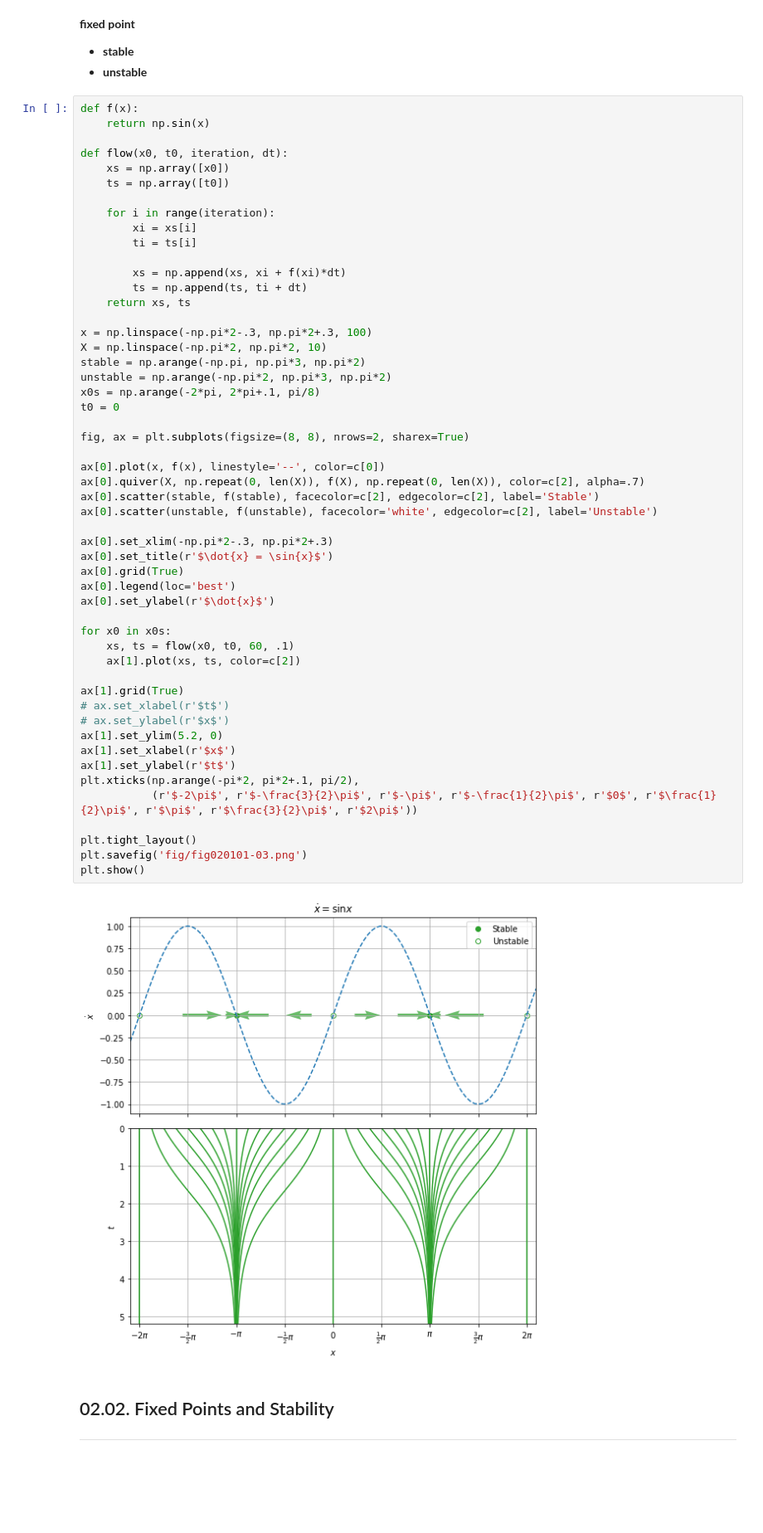
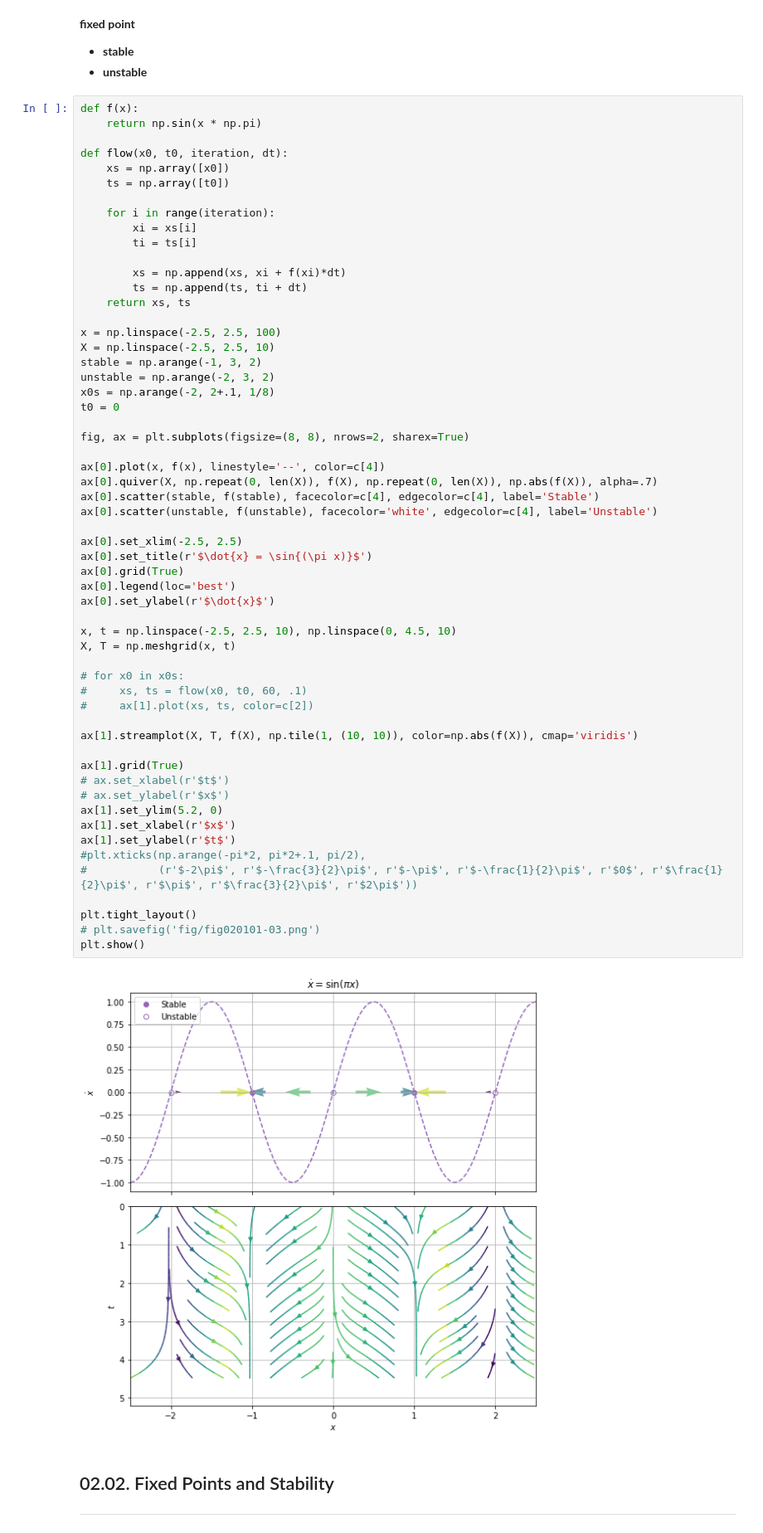
Before and after one commit to shumez/NLDC, a Jupyter notebook: 02/code.ipynb, the cells around one changed output. Shown at 83% size. Drawn from its saved outputs; the diff is of its cells as text; blank space fills up the shorter version.

```diff
--- a/02/code.ipynb
+++ b/02/code.ipynb
@@ -134,58 +126,63 @@ plt.show()
 - **unstable**
 # %%
 def f(x):
-    return np.sin(x)
+    return np.sin(x * np.pi)
 
 def flow(x0, t0, iteration, dt):
     xs = np.array([x0])
     ts = np.array([t0])
 
     for i in range(iteration):
         xi = xs[i]
         ti = ts[i]
 
         xs = np.append(xs, xi + f(xi)*dt)
         ts = np.append(ts, ti + dt)
     return xs, ts
 
-x = np.linspace(-np.pi*2-.3, np.pi*2+.3, 100)
-X = np.linspace(-np.pi*2, np.pi*2, 10)
-stable = np.arange(-np.pi, np.pi*3, np.pi*2)
-unstable = np.arange(-np.pi*2, np.pi*3, np.pi*2)
-x0s = np.arange(-2*pi, 2*pi+.1, pi/8)
+x = np.linspace(-2.5, 2.5, 100)
+X = np.linspace(-2.5, 2.5, 10)
+stable = np.arange(-1, 3, 2)
+unstable = np.arange(-2, 3, 2)
+x0s = np.arange(-2, 2+.1, 1/8)
 t0 = 0
 
 fig, ax = plt.subplots(figsize=(8, 8), nrows=2, sharex=True)
 
-ax[0].plot(x, f(x), linestyle='--', color=c[0])
-ax[0].quiver(X, np.repeat(0, len(X)), f(X), np.repeat(0, len(X)), color=c[2], alpha=.7)
-ax[0].scatter(stable, f(stable), facecolor=c[2], edgecolor=c[2], label='Stable')
-ax[0].scatter(unstable, f(unstable), facecolor='white', edgecolor=c[2], label='Unstable')
+ax[0].plot(x, f(x), linestyle='--', color=c[4])
+ax[0].quiver(X, np.repeat(0, len(X)), f(X), np.repeat(0, len(X)), np.abs(f(X)), alpha=.7)
+ax[0].scatter(stable, f(stable), facecolor=c[4], edgecolor=c[4], label='Stable')
+ax[0].scatter(unstable, f(unstable), facecolor='white', edgecolor=c[4], label='Unstable')
 
-ax[0].set_xlim(-np.pi*2-.3, np.pi*2+.3)
-ax[0].set_title(r'$\dot{x} = \sin{x}$')
+ax[0].set_xlim(-2.5, 2.5)
+ax[0].set_title(r'$\dot{x} = \sin{(\pi x)}$')
 ax[0].grid(True)
 ax[0].legend(loc='best')
 ax[0].set_ylabel(r'$\dot{x}$')
 
-for x0 in x0s:
-    xs, ts = flow(x0, t0, 60, .1)
-    ax[1].plot(xs, ts, color=c[2])
+x, t = np.linspace(-2.5, 2.5, 10), np.linspace(0, 4.5, 10)
+X, T = np.meshgrid(x, t)
+
+# for x0 in x0s:
+#     xs, ts = flow(x0, t0, 60, .1)
+#     ax[1].plot(xs, ts, color=c[2])
+
+ax[1].streamplot(X, T, f(X), np.tile(1, (10, 10)), color=np.abs(f(X)), cmap='viridis')
 
 ax[1].grid(True)
 # ax.set_xlabel(r'$t$')
 # ax.set_ylabel(r'$x$')
 ax[1].set_ylim(5.2, 0)
 ax[1].set_xlabel(r'$x$')
 ax[1].set_ylabel(r'$t$')
-plt.xticks(np.arange(-pi*2, pi*2+.1, pi/2),
-           (r'$-2\pi$', r'$-\frac{3}{2}\pi$', r'$-\pi$', r'$-\frac{1}{2}\pi$', r'$0$', r'$\frac{1}{2}\pi$', r'$\pi$', r'$\frac{3}{2}\pi$', r'$2\pi$'))
+#plt.xticks(np.arange(-pi*2, pi*2+.1, pi/2),
+#           (r'$-2\pi$', r'$-\frac{3}{2}\pi$', r'$-\pi$', r'$-\frac{1}{2}\pi$', r'$0$', r'$\frac{1}{2}\pi$', r'$\pi$', r'$\frac{3}{2}\pi$', r'$2\pi$'))
 
 plt.tight_layout()
-plt.savefig('fig/fig020101-03.png')
+# plt.savefig('fig/fig020101-03.png')
 plt.show()
 # %% [output]
-[figure, old version]
+[figure, new version]
 # %% [markdown]
 ## 02.02. Fixed Points and Stability
 ---
```
Also changed, not shown: parts of 2 cells of this notebook.
